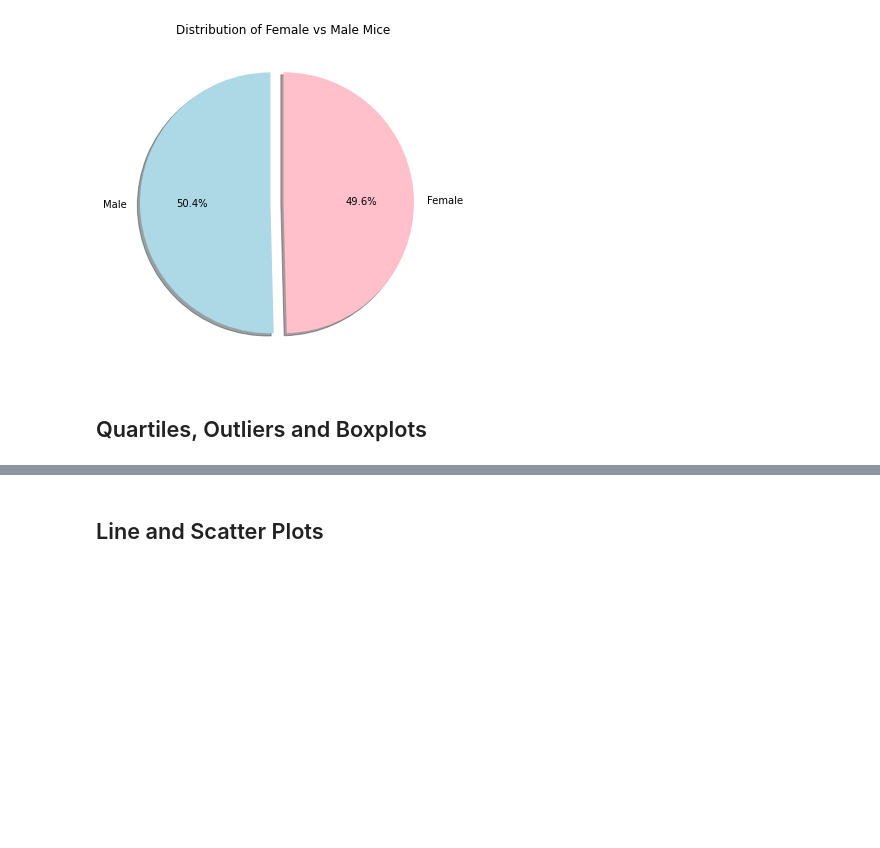
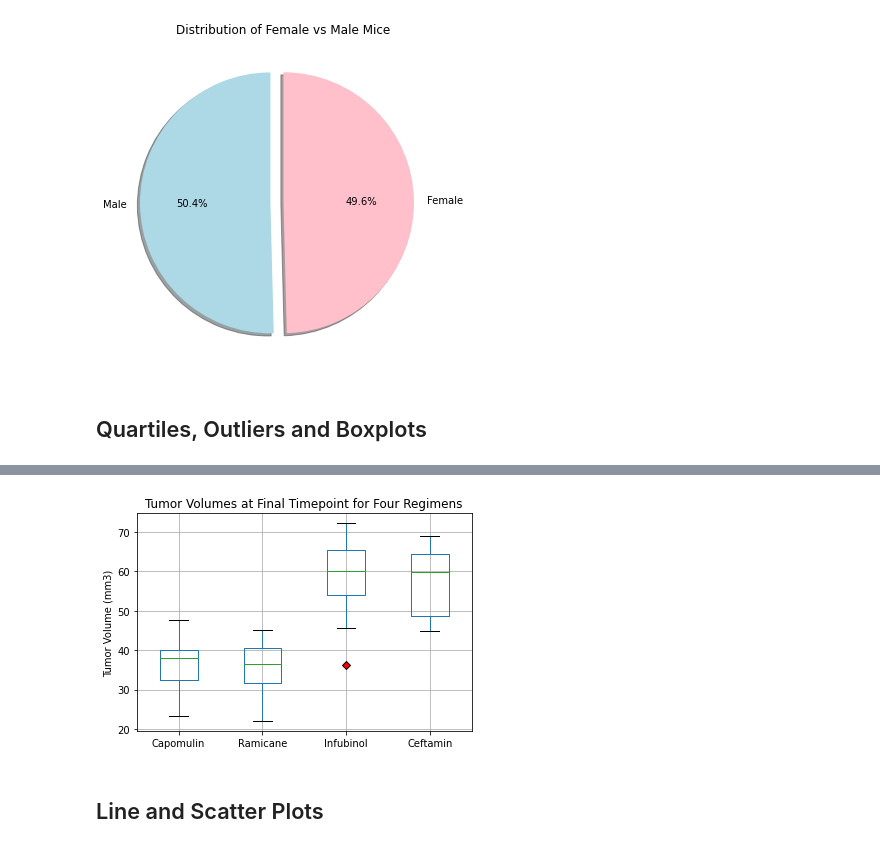
Before and after one commit to etassone1974/matplotlib-challenge, a Jupyter notebook: pymaceuticals_starter.ipynb, the cells around one changed output, grey strips where cells are left out. Saved outputs shown, nothing was run; the diff lists cells and outputs as text; code cells hidden in the pictures; blank space fills up the shorter version.

Commit message:
Updated Jupyter notebook with outliers based on regimen tumor final volume

```diff
--- a/pymaceuticals_starter.ipynb
+++ b/pymaceuticals_starter.ipynb
@@ -290,17 +314,42 @@ plt.show()
 # %%
 # Put treatments into a list for for loop (and later for plot labels)
+regimen_top4 = [ "Capomulin", "Ramicane", "Infubinol", "Ceftamin"]
 
 
 # Create empty list to fill with tumor vol data (for plotting)
-
+tumor_volume_data = {}
 
 # Calculate the IQR and quantitatively determine if there are any potential outliers.
 
+for regimen in regimen_top4:
 
     # Locate the rows which contain mice on each drug and get the tumor volumes
+    tumor_subset = mouse_regimen_volume.loc[mouse_regimen_volume["Drug Regimen"] == regimen, ["Tumor Volume (mm3)"]]
 
+    tumor_data_series = tumor_subset["Tumor Volume (mm3)"]
+    # add subset
+    data_list = tumor_data_series.to_list()
+    tumor_volume_data[regimen] = data_list
 
-    # add subset
+tumor_volume_data_df = pd.DataFrame.from_dict(tumor_volume_data)
 
+summary_volume_outliers = pd.DataFrame(columns=["Regimen","Lower Quartile","Upper Quartile","IQR","Median","Lower Bound","Upper Bound"])
 
-    # Determine outliers using upper and lower bounds
+# Determine outliers using upper and lower bounds
+for regimen in regimen_top4:
+
+    quartiles = tumor_volume_data_df[regimen].quantile([.25,.5,.75])
+    lowerq = round(quartiles[0.25],2)
+    upperq = round(quartiles[0.75],2)
+    median = round(quartiles[0.5], 2)
+    iqr_full = quartiles[0.75] - quartiles[0.25]
+    iqr = round((iqr_full),2)
+
+    lower_bound = round((quartiles[0.25] - (1.5*iqr_full)),2)
+    upper_bound = round((quartiles[0.75] + (1.5*iqr_full)),2)
+
+    subset_volume_outliers = pd.DataFrame(data=[[regimen,lowerq,upperq,iqr,median,lower_bound, upper_bound]], columns=["Regimen","Lower Quartile","Upper Quartile","IQR","Median","Lower Bound","Upper Bound"])
+    summary_volume_outliers = pd.concat([summary_volume_outliers, subset_volume_outliers], ignore_index=True)
+
+summary_volume_outliers.set_index("Regimen", inplace=True)
+summary_volume_outliers
@@ -307,5 +363,13 @@ plt.show()
 # %%
 # Generate a box plot of the final tumor volume of each mouse across four regimens of interest
+fig1, ax1 = plt.subplots()
+ax1.set_title('Tumor Volumes at Final Timepoint for Four Regimens')
+ax1.set_ylabel('Tumor Volume (mm3)')
+red_diamond = dict(markerfacecolor='r', marker='D')
+ax = tumor_volume_data_df.boxplot(column=regimen_top4, ax=ax1, rot=0, grid=True, figsize=(16,16), flierprops=red_diamond)
+plt.show()
+# %% [output]
+[figure, added]
 # %% [markdown]
 ## Line and Scatter Plots
 # %%
```
Also changed, not shown: parts of 3 cells of this notebook.
